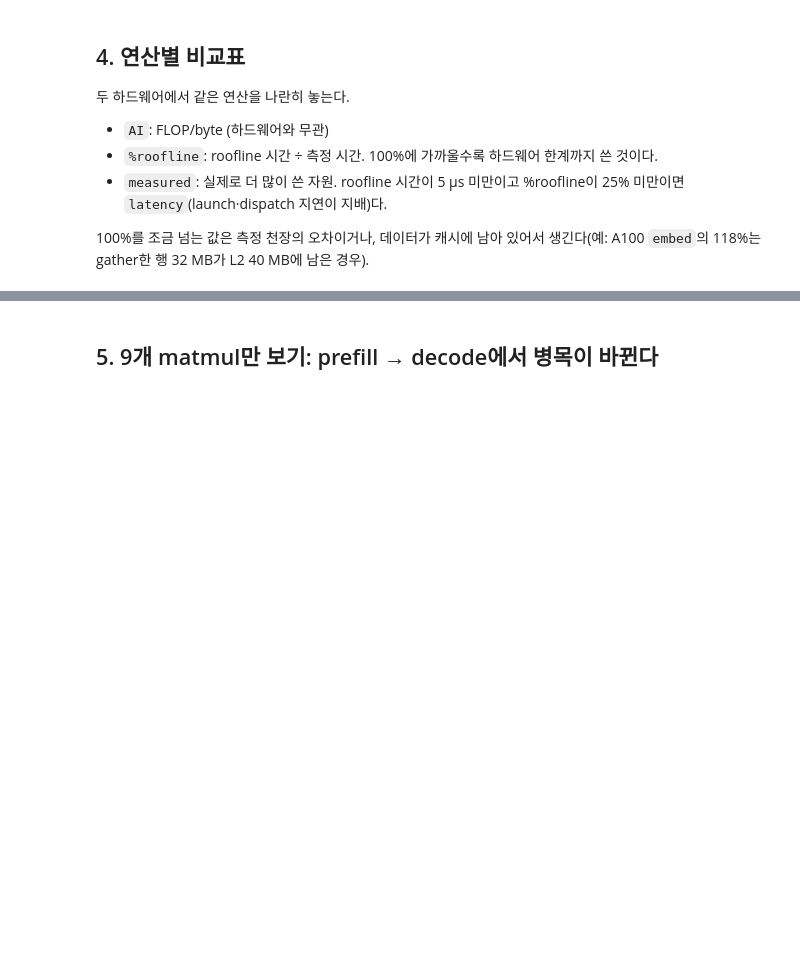
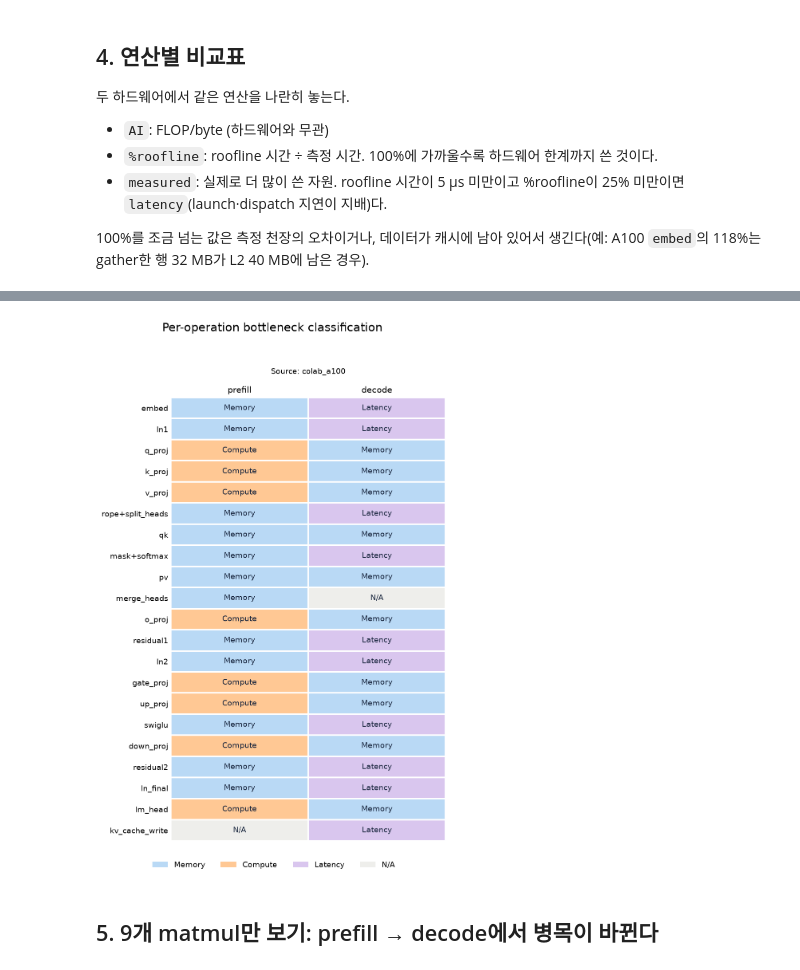
Before and after one commit to Jake-Song/tensor2silicon, a Jupyter notebook: notebooks/llm_roofline_results.ipynb, the cells around one changed output, grey strips where cells are left out. Drawn from its saved outputs; the diff is of its cells as text; code cells hidden in the pictures; blank space fills up the shorter version.

Commit message:
docs: visualize LLM architecture and per-operation bottlenecks

```diff
--- a/notebooks/llm_roofline_results.ipynb
+++ b/notebooks/llm_roofline_results.ipynb
@@ -106,3 +163,53 @@ compare
+# %%
+import numpy as np
+from matplotlib.colors import ListedColormap, BoundaryNorm
+from matplotlib.patches import Patch
+
+# 한 결과의 prefill / decode만 비교한다. 다른 결과를 보려면 이 값을 바꾼다.
+result_name = "colab_a100" if "colab_a100" in DATA else next(iter(DATA))
+selected_ops = ops.loc[ops["result"] == result_name]
+phases = ["prefill", "decode"]
+op_names = list(dict.fromkeys(selected_ops["op"]))
+styles = {
+    "memory": ("Memory", "#b9d9f5"),
+    "compute": ("Compute", "#ffc894"),
+    "latency": ("Latency", "#d9c6ee"),
+    "missing": ("N/A", "#eeeeeb"),
+}
+status_id = {status: i for i, status in enumerate(styles)}
+cmap = ListedColormap([color for _, color in styles.values()])
+norm = BoundaryNorm(np.arange(len(styles) + 1) - 0.5, cmap.N)
+
+fig, ax = plt.subplots(
+    figsize=(6.5, max(7, 0.38 * len(op_names) + 2)), facecolor="white",
+)
+status = (selected_ops
+          .pivot(index="op", columns="phase", values="measured")
+          .reindex(index=op_names, columns=phases).fillna("missing"))
+values = np.array([[status_id[value] for value in row] for row in status.to_numpy()])
+ax.imshow(values, cmap=cmap, norm=norm, aspect="auto", interpolation="nearest")
+for row in range(len(op_names)):
+    for col in range(len(phases)):
+        ax.text(col, row, styles[status.iat[row, col]][0],
+                ha="center", va="center", fontsize=10, color="#17243c")
+ax.set_xticks(range(len(phases)), phases, fontsize=11)
+ax.xaxis.tick_top()
+ax.set_yticks(range(len(op_names)), op_names, fontsize=10)
+ax.tick_params(axis="both", which="both", length=0)
+ax.set_xticks(np.arange(-0.5, len(phases), 1), minor=True)
+ax.set_yticks(np.arange(-0.5, len(op_names), 1), minor=True)
+ax.grid(which="minor", color="white", linewidth=2)
+ax.set_title(f"Source: {result_name}", fontsize=10, pad=16)
+for spine in ax.spines.values():
+    spine.set_visible(False)
+
+fig.suptitle("Per-operation bottleneck classification", fontsize=15, y=0.99)
+fig.legend(handles=[Patch(facecolor=color, label=label) for label, color in styles.values()],
+           loc="lower center", ncol=4, frameon=False)
+fig.tight_layout(rect=(0, 0.045, 1, 0.96))
+plt.show()
+# %% [output]
+[figure, added]
 # %% [markdown]
 ## 5. 9개 matmul만 보기: prefill → decode에서 병목이 바뀐다
 # %%
```
Also changed, not shown: parts of 10 cells of this notebook, 2 other files.
